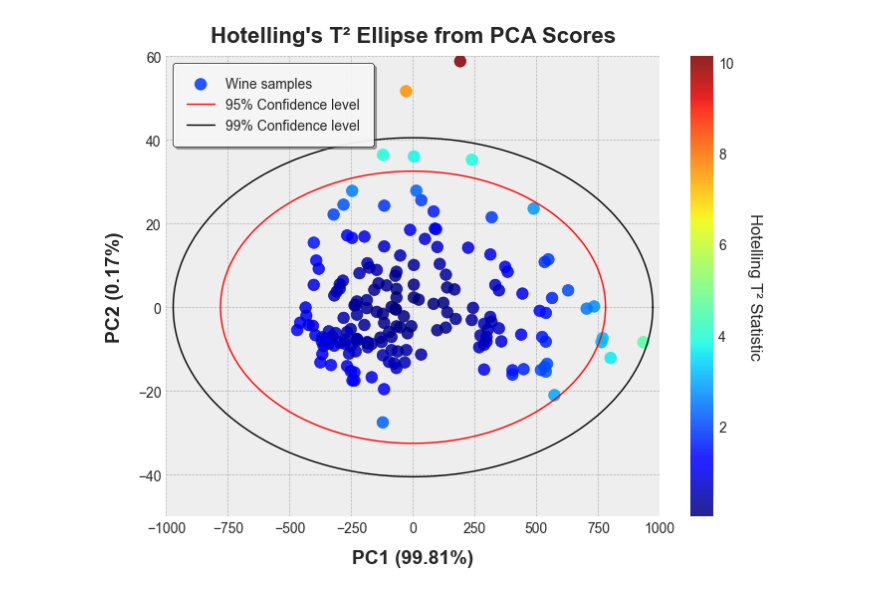
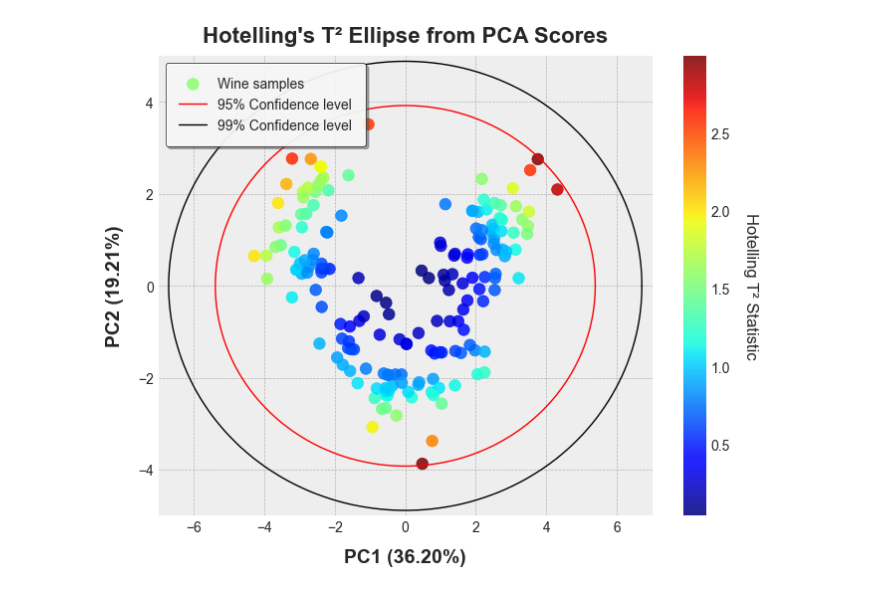
Before and after one commit to ChristianGoueguel/pyEllipse, a Jupyter notebook: examples.ipynb, the cells around one changed output. Cells and saved outputs as stored; diff of their text form; code cells hidden in the pictures.

```diff
--- a/examples.ipynb
+++ b/examples.ipynb
@@ -34,35 +35,37 @@ y = wine_df['Cultivar']
 # %%
 # Perform PCA
 pca = PCA()
+SS = StandardScaler()
+X = SS.fit_transform(X)
 pca_scores = pca.fit_transform(X)
 explained_var = pca.explained_variance_ratio_
 # %%
 plt.style.use('bmh')
 # Calculate T² statistics
 results = hotelling_parameters(pca_scores, k=2)
 t2 = results['Tsquared'].values
 
 # Generate ellipse coordinates for plotting
 ellipse_95 = hotelling_coordinates(pca_scores, pcx=1, pcy=2, conf_limit=0.95)
 ellipse_99 = hotelling_coordinates(pca_scores, pcx=1, pcy=2, conf_limit=0.99)
 
 # Plot the PCA scores with Hotelling's T² ellipse
 plt.figure(figsize=(8, 6))
 scatter = plt.scatter(pca_scores[:, 0], pca_scores[:, 1], c=t2, cmap='jet', alpha=0.85, s=70, label='Wine samples')
 cbar = plt.colorbar(scatter)
 cbar.set_label('Hotelling T² Statistic', rotation=270, labelpad=20)
 
 plt.plot(ellipse_95['x'], ellipse_95['y'], 'r-', linewidth=1, label='95% Confidence level')
 plt.plot(ellipse_99['x'], ellipse_99['y'], 'k-', linewidth=1, label='99% Confidence level')
-plt.xlim(-1000, 1000)
-plt.ylim(-50, 60)
+plt.xlim(-7, 7)
+plt.ylim(-5, 5)
 plt.xlabel(f'PC1 ({explained_var[0]*100:.2f}%)', fontsize=14, labelpad=10, fontweight='bold')
 plt.ylabel(f'PC2 ({explained_var[1]*100:.2f}%)', fontsize=14, labelpad=10, fontweight='bold')
 plt.title("Hotelling's T² Ellipse from PCA Scores", fontsize=16, pad=10, fontweight='bold')
 plt.legend(loc='upper left', fontsize=10, frameon=True, framealpha=0.9, edgecolor='black', shadow=True, facecolor='white', borderpad=1)
 plt.show()
 # %% [output]
-[figure, old version]
+[figure, new version]
 # %%
 wine_df['PC1'] = pca_scores[:, 0]
 wine_df['PC2'] = pca_scores[:, 1]
```
Also changed, not shown: parts of 3 cells of this notebook, 6 other files.
